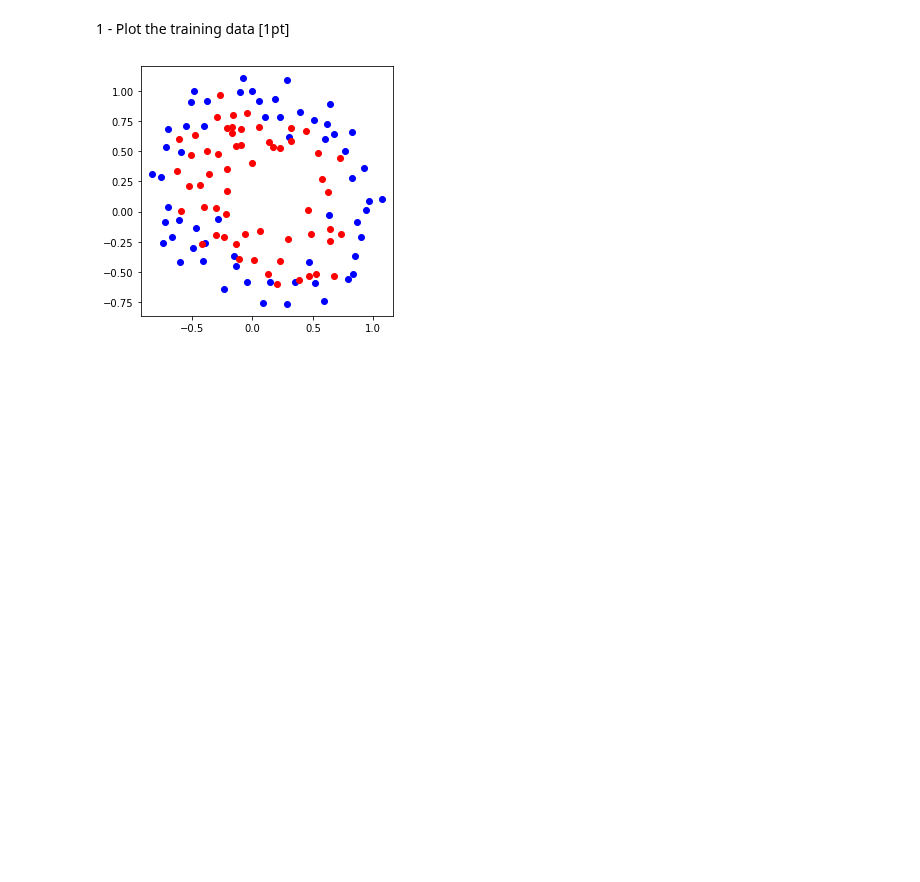
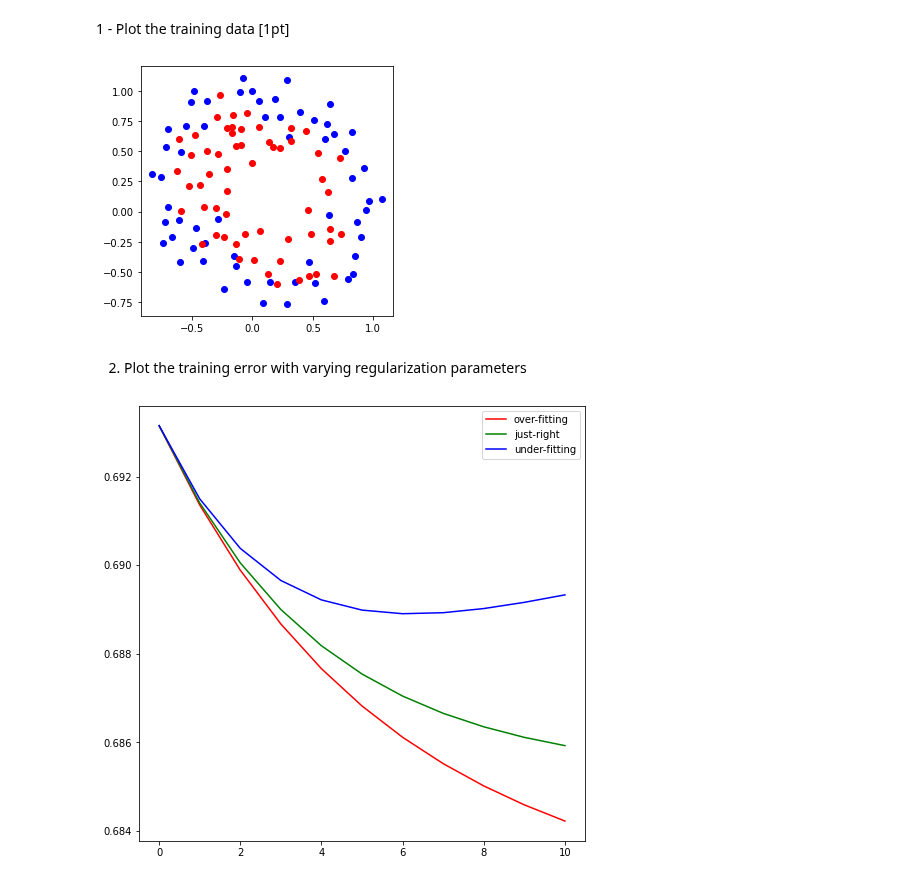
Before and after one commit to pula39/ml-assignment, a Jupyter notebook: ml_assignment7.ipynb, the cells around one changed output. Saved outputs shown, nothing was run; the diff lists cells and outputs as text; code cells hidden in the pictures; blank space fills up the shorter version.

Commit message:
2. Plot the training error with varying regularization parameters

```diff
--- a/ml_assignment7.ipynb
+++ b/ml_assignment7.ipynb
@@ -4,6 +4,7 @@
 # we now need pyplot for plotting data
 import matplotlib.pyplot as pyplot
 def show_plot(download_file = False):
+    pyplot.legend()
     pyplot.show()
     if download_file == False:
        return
@@ -22,17 +23,17 @@ def make_plot(plot_data_list, use_this = None):
         # use_this.set_figwidth(8)
         pass
 
-    for data_dic, plot_type, color in plot_data_list:
+    for data_dic, plot_type, color, label in plot_data_list:
         if plot_type is "plot":
             if use_this is None:
-                pyplot.plot(list(data_dic.keys()), list(data_dic.values()), c=color)
+                pyplot.plot(list(data_dic.keys()), list(data_dic.values()), c=color, label=label)
             else:
-                use_this.plot(list(data_dic.keys()), list(data_dic.values()), c=color)
+                use_this.plot(list(data_dic.keys()), list(data_dic.values()), c=color, label=label)
         if plot_type is "scatter":
             if use_this is None:
-                pyplot.scatter(list(data_dic.keys()), list(data_dic.values()), c=color)
+                pyplot.scatter(list(data_dic.keys()), list(data_dic.values()), c=color, label=label)
             else:
-                use_this.scatter(list(data_dic.keys()), list(data_dic.values()), c=color)
+                use_this.scatter(list(data_dic.keys()), list(data_dic.values()), c=color, label=label)
 # %%
 # 이전 과제에서 쌓여가는 함수
 
@@ -49,7 +50,7 @@ def get_by_sigmoid(t_list, factor_list):
 def get_by_linear(t_list, factor_list):
     return t_list[0] + numpy.dot(t_list[1:], factor_list)
 
-def calc_energy_value(theta_list, data_dic):
+def calc_energy_value(lambda_size, theta_list, data_dic):
     ret = 0
 
     m = len(data_dic)
@@ -65,7 +66,9 @@ def calc_energy_value(theta_list, data_dic):
 
         ret = ret + calc_result
 
-    return ret / m
+    lambda_sum = numpy.sum(numpy.square(theta_list)) * lambda_size / 2
+
+    return ret / m + lambda_sum
 
 # Gradient Descent를 위해 cost function을 변형한 식
 def calc_cost_sum_for_gradient_descent(theta_list, data_dic, multiply_bitmap):
@@ -87,7 +90,7 @@ def calc_cost_sum_for_gradient_descent(theta_list, data_dic, multiply_bitmap):
 
     return ret / m
 
-def next_gradient_descent_step(step_size, theta_list, data_dic):
+def next_gradient_descent_step(step_size, lambda_size, theta_list, data_dic):
     next_theta_list = []
     for i in range(len(theta_list)):
         bitmap = [0] * (len(theta_list) - 1)
@@ -96,7 +99,7 @@ def next_gradient_descent_step(step_size, theta_list, data_dic):
 
         # print(bitmap)
 
-        next_theta = theta_list[i] - step_size * calc_cost_sum_for_gradient_descent(theta_list, data_dic, bitmap)
+        next_theta = theta_list[i] - step_size * (calc_cost_sum_for_gradient_descent(theta_list, data_dic, bitmap) + lambda_size * theta_list[i])
         next_theta_list.append(next_theta)
 
     return next_theta_list
@@ -236,3 +255,10 @@ plt.gca().set_aspect('equal', adjustable='box')
 plt.show()
 # %% [output]
 [figure]
+# %% [markdown]
+2. Plot the training error with varying regularization parameters
+# %%
+make_plot([(step_count_to_energy_value_over, "plot", "red", "over-fitting"), (step_count_to_energy_value, "plot", "green", "just-right"), (step_count_to_energy_value_under, "plot", "blue", "under-fitting") ])
+show_plot()
+# %% [output]
+[figure, added]
```
Also changed, not shown: parts of 1 cell of this notebook.
